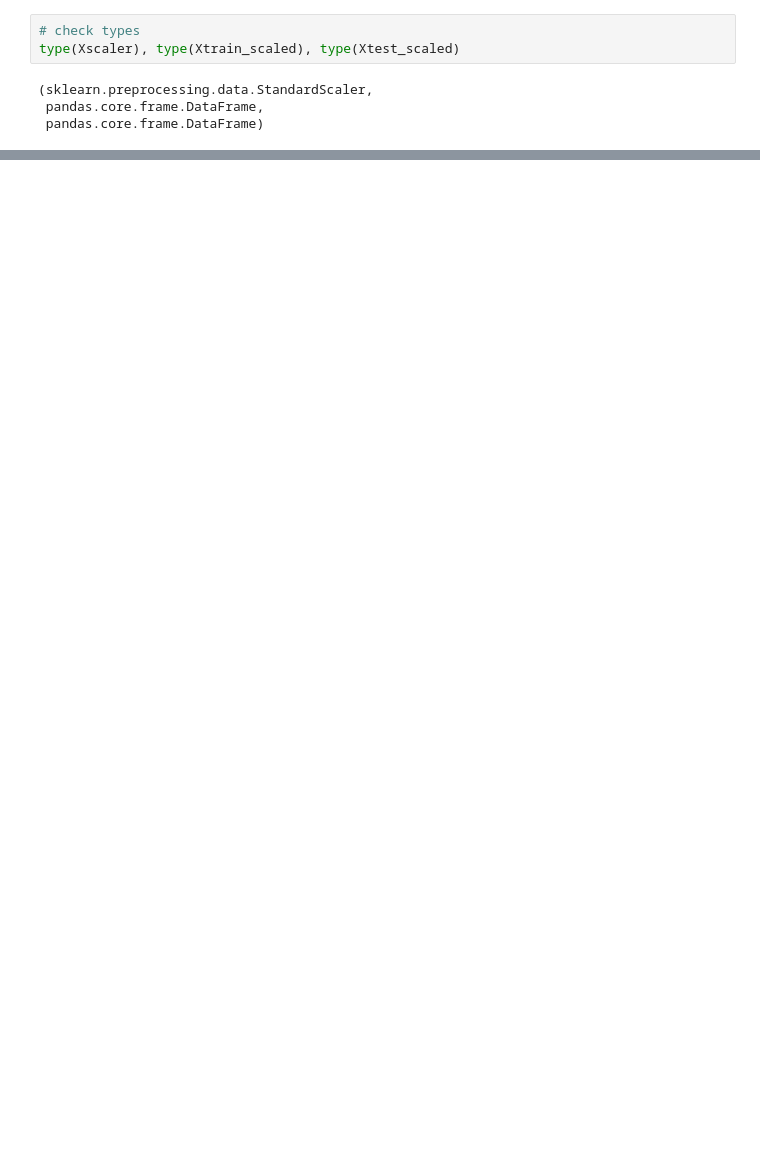
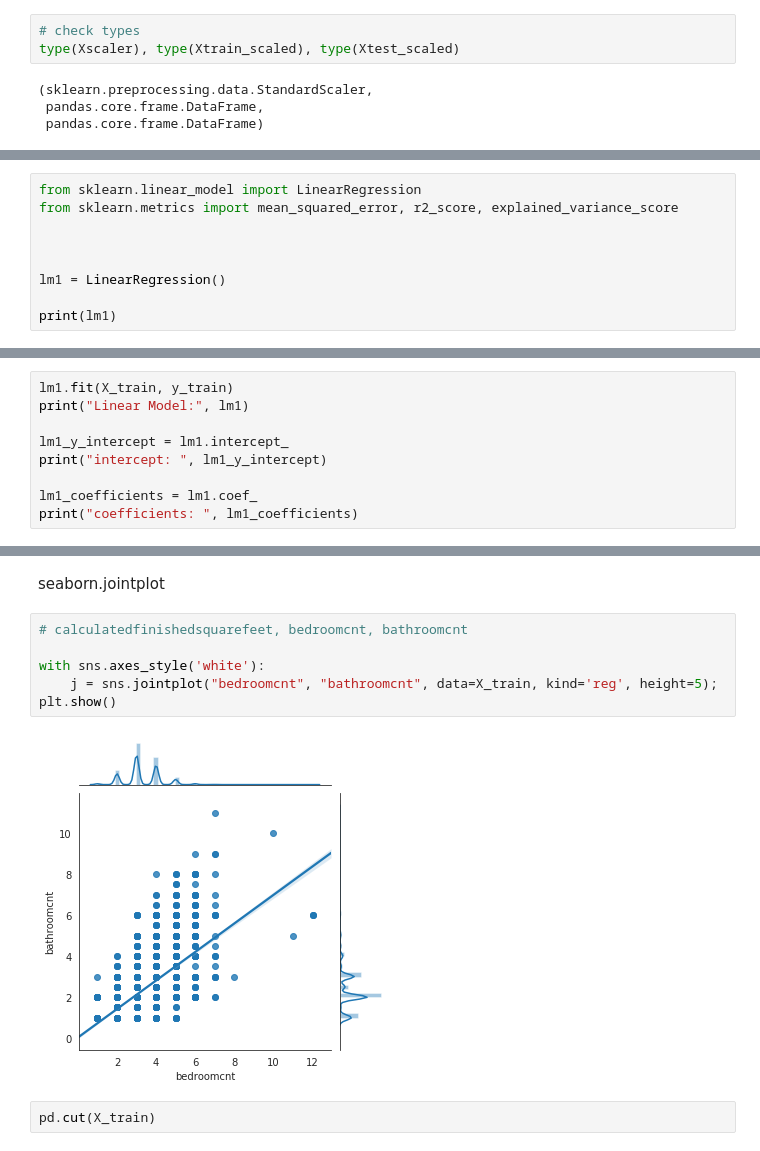
Before and after one commit to radam-herman/ds-methodologies-exercises, a Jupyter notebook: regression/project.ipynb, the cells around one changed output, grey strips where cells are left out. Saved outputs shown, nothing was run; the diff lists cells and outputs as text; blank space fills up the shorter version.

```diff
--- a/regression/project.ipynb
+++ b/regression/project.ipynb
@@ -473,0 +233,9 @@ type(Xscaler), type(Xtrain_scaled), type(Xtest_scaled)
+# %%
+from sklearn.linear_model import LinearRegression
+from sklearn.metrics import mean_squared_error, r2_score, explained_variance_score
+
+
+
+lm1 = LinearRegression()
+
+print(lm1)
@@ -473,0 +244,9 @@ type(Xscaler), type(Xtrain_scaled), type(Xtest_scaled)
+# %%
+lm1.fit(X_train, y_train)
+print("Linear Model:", lm1)
+
+lm1_y_intercept = lm1.intercept_
+print("intercept: ", lm1_y_intercept)
+
+lm1_coefficients = lm1.coef_
+print("coefficients: ", lm1_coefficients)
@@ -473,0 +326,12 @@ type(Xscaler), type(Xtrain_scaled), type(Xtest_scaled)
+# %% [markdown]
+seaborn.jointplot
+# %%
+# calculatedfinishedsquarefeet, bedroomcnt, bathroomcnt
+
+with sns.axes_style('white'):
+    j = sns.jointplot("bedroomcnt", "bathroomcnt", data=X_train, kind='reg', height=5);
+plt.show()
+# %% [output]
+[figure, added]
+# %%
+pd.cut(X_train)
```
Also changed, not shown: parts of 88 cells of this notebook, 2 other files.
